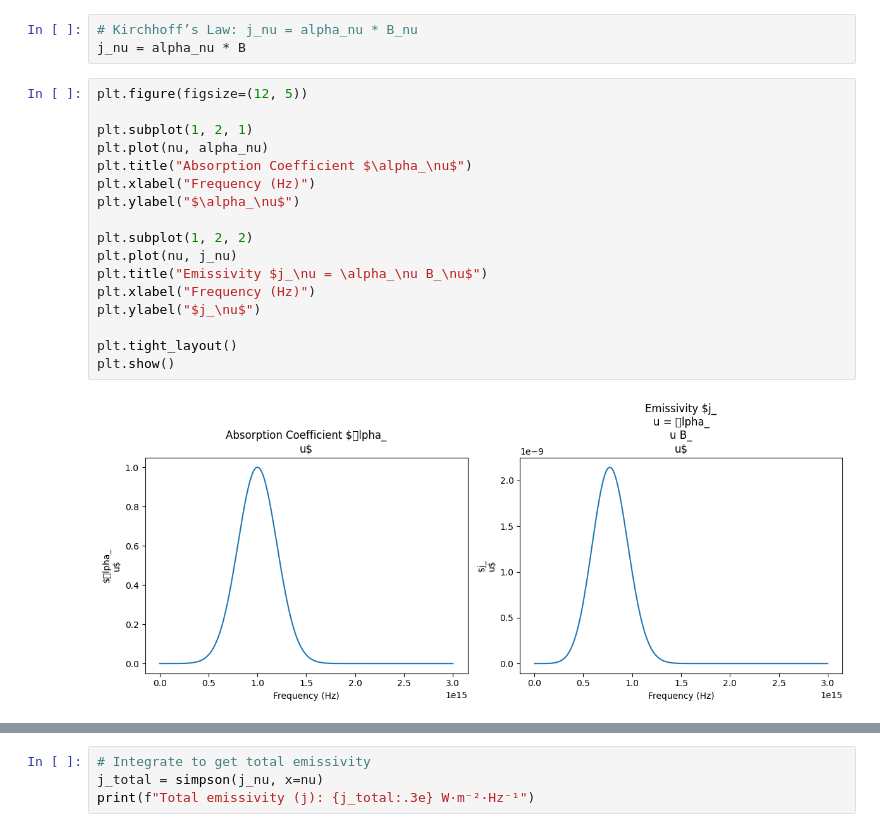
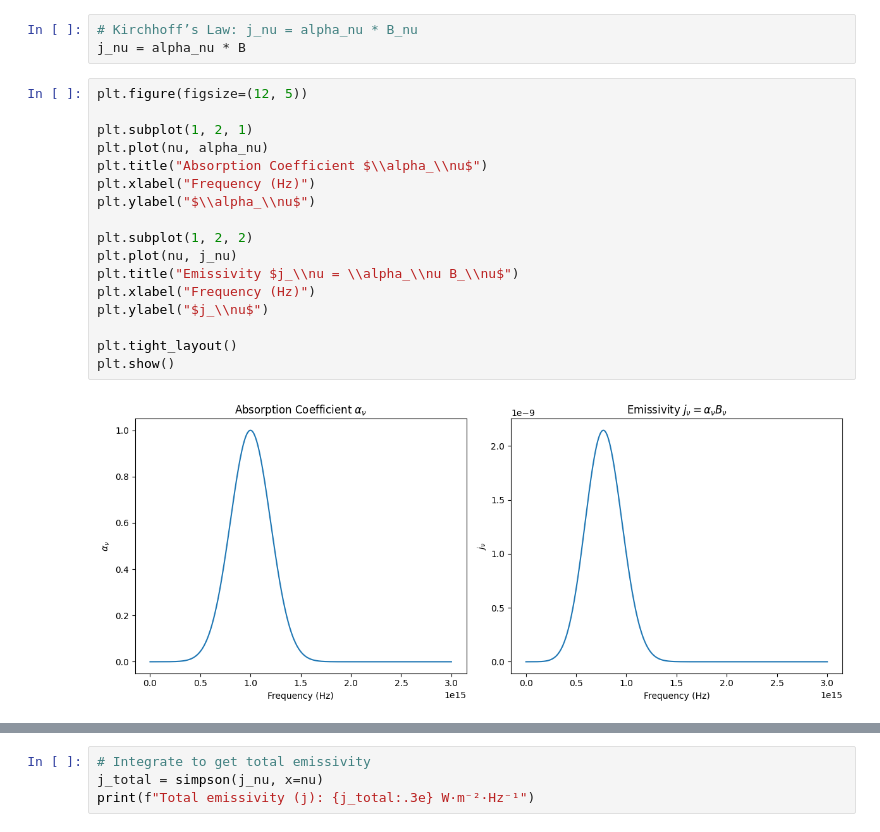
Before and after one commit to manjimatalukdar123/notebook_template_forked, a Jupyter notebook: emissivity_project_updated.ipynb, the cells around one changed output, grey strips where cells are left out. Saved outputs shown, nothing was run; the diff lists cells and outputs as text.

```diff
--- a/emissivity_project_updated.ipynb
+++ b/emissivity_project_updated.ipynb
@@ -32,19 +32,19 @@ j_nu = alpha_nu * B
 # %%
 plt.figure(figsize=(12, 5))
 
 plt.subplot(1, 2, 1)
 plt.plot(nu, alpha_nu)
-plt.title("Absorption Coefficient $\alpha_\nu$")
+plt.title("Absorption Coefficient $\\alpha_\\nu$")
 plt.xlabel("Frequency (Hz)")
-plt.ylabel("$\alpha_\nu$")
+plt.ylabel("$\\alpha_\\nu$")
 
 plt.subplot(1, 2, 2)
 plt.plot(nu, j_nu)
-plt.title("Emissivity $j_\nu = \alpha_\nu B_\nu$")
+plt.title("Emissivity $j_\\nu = \\alpha_\\nu B_\\nu$")
 plt.xlabel("Frequency (Hz)")
-plt.ylabel("$j_\nu$")
+plt.ylabel("$j_\\nu$")
 
 plt.tight_layout()
 plt.show()
 # %% [output]
-[figure, old version]
+[figure, new version]
```
Also changed, not shown: parts of 1 cell of this notebook.
